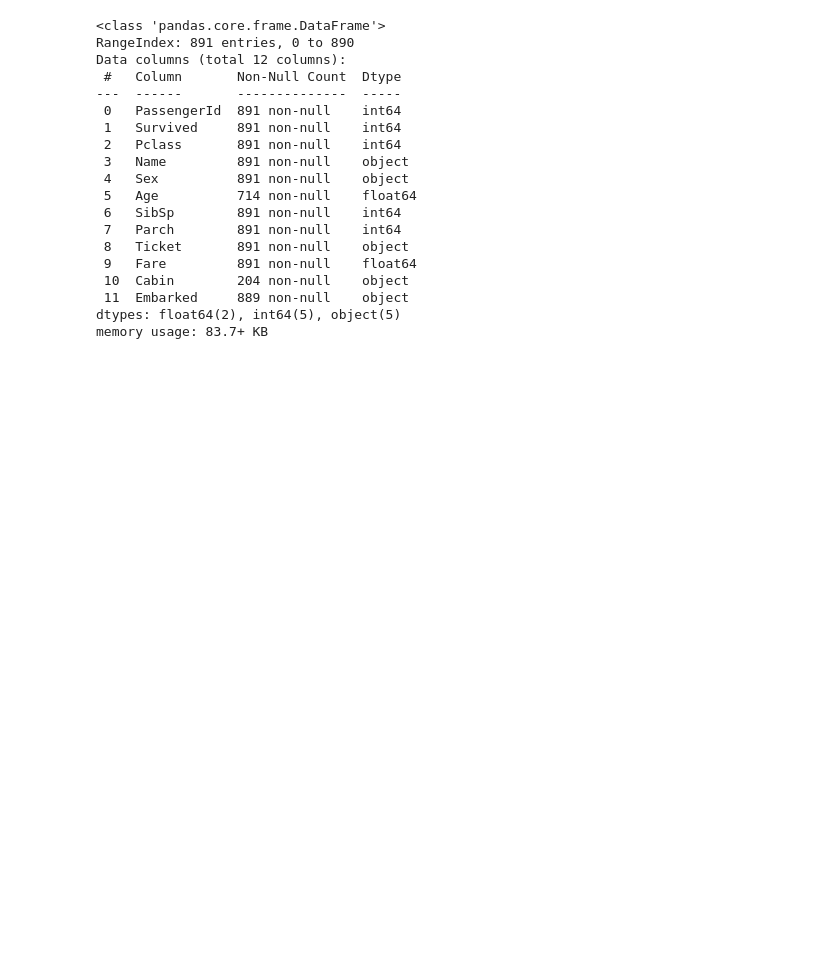
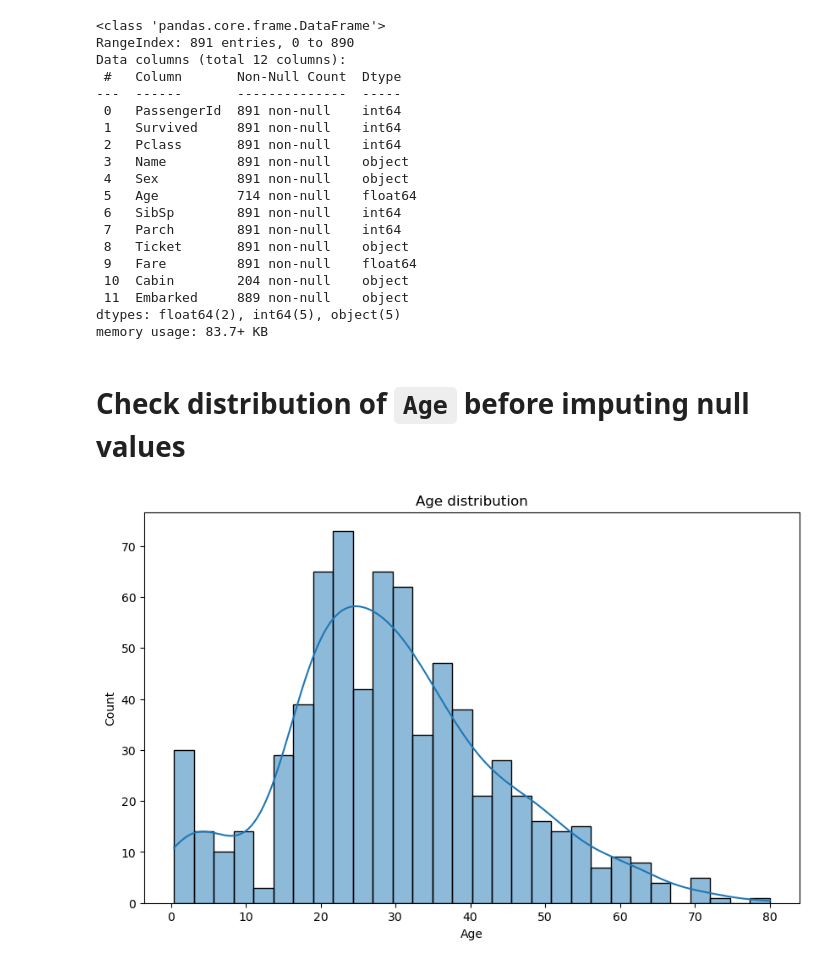
Before and after one commit to FeliksML/Titanic_GBoost, a Jupyter notebook: titanic.ipynb, the cells around one changed output. Cells and saved outputs as stored; diff of their text form; code cells hidden in the pictures; blank space fills up the shorter version.

```diff
--- a/titanic.ipynb
+++ b/titanic.ipynb
@@ -63,3 +63,18 @@ Data columns (total 12 columns):
  11  Embarked     889 non-null    object
 dtypes: float64(2), int64(5), object(5)
 memory usage: 83.7+ KB
+# %% [markdown]
+# Check distribution of `Age` before imputing null values
+# %%
+import matplotlib.pyplot as plt
+import seaborn as sns
+
+# Plot a histogram with Age variable
+plt.figure(figsize=(10,6))
+sns.histplot(train["Age"], bins=30, kde=True)
+plt.title("Age distribution")
+plt.xlabel('Age')
+plt.ylabel('Count')
+plt.show()
+# %% [output]
+[figure, added]
```
Also changed, not shown: parts of 2 cells of this notebook.
